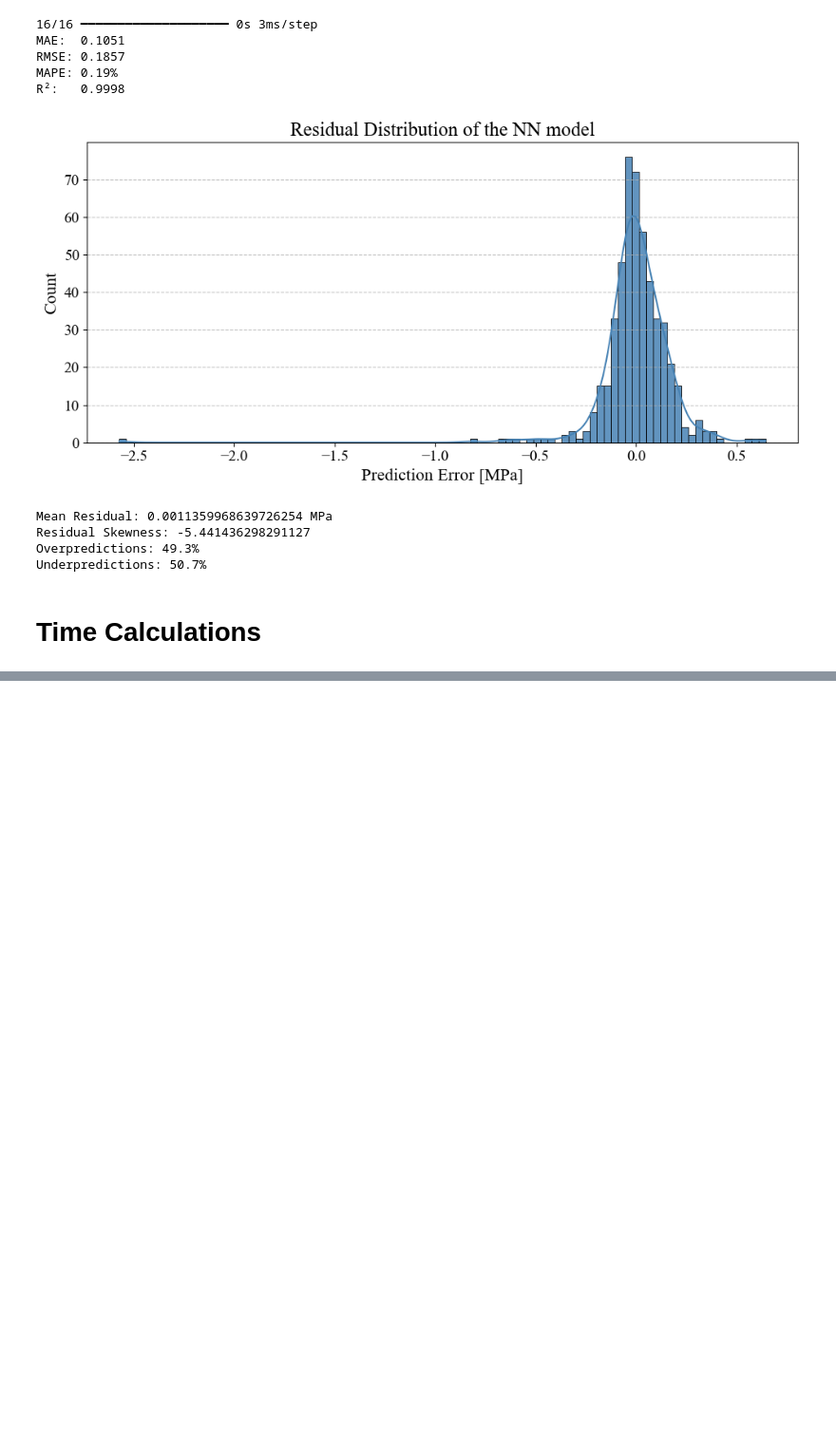
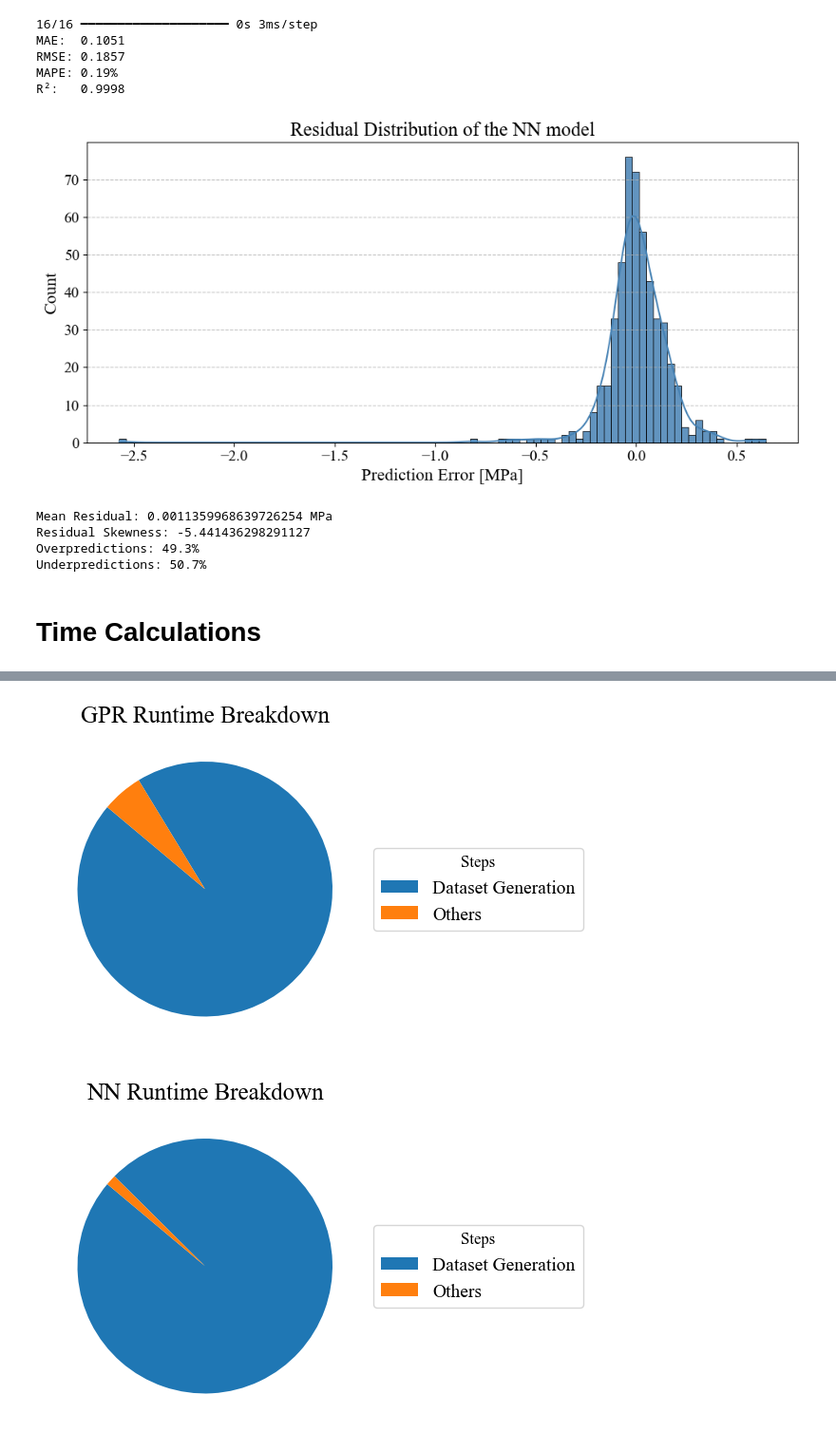
Before and after one commit to hug0kopter/MECH0107, a Jupyter notebook: CW2/Post Processing/CW_2.ipynb, the cells around one changed output, grey strips where cells are left out. Shown at 95% size. Saved outputs shown, nothing was run; the diff lists cells and outputs as text; code cells hidden in the pictures; blank space fills up the shorter version.

```diff
--- a/CW2/Post Processing/CW_2.ipynb
+++ b/CW2/Post Processing/CW_2.ipynb
@@ -900,0 +933,52 @@ Underpredictions: 50.7%
+# %%
+def plot_runtime_pie(title, labels, sizes, threshold=0.1, save_path="pie.png"):
+    # Normalize sizes and combine small slices
+    total = sum(sizes)
+    sizes = np.array(sizes)
+    labels = np.array(labels)
+
+    mask = sizes / total >= threshold
+    main_labels = labels[mask]
+    main_sizes = sizes[mask]
+
+    other_size = sizes[~mask].sum()
+    if other_size > 0:
+        main_labels = np.append(main_labels, "Others")
+        main_sizes = np.append(main_sizes, other_size)
+
+    # Plot
+    fig, ax = plt.subplots(figsize=(6, 6))
+    wedges, texts = ax.pie(main_sizes, startangle=140)
+    ax.set_title(title)
+
+    # Add legend
+    ax.legend(wedges, main_labels, title="Steps", loc="center left", bbox_to_anchor=(1, 0.5), fontsize=legendsize)
+    plt.tight_layout()
+    plt.savefig(save_path, dpi=300)
+    plt.show()
+
+
+# --- GPR ---
+gpr_labels = ['Dataset Generation', 'Kernel Cross-Validation', 'Final Model Training', 'Pareto Optimisation']
+gpr_sizes = [gpr_dataset_runtime_s, kernel_cross_validation, final_gpr_training, gpr_pareto_front]
+
+plot_runtime_pie(
+    "GPR Runtime Breakdown",
+    gpr_labels,
+    gpr_sizes,
+    save_path="figures/gpr_runtime_pie.png"
+)
+
+# --- NN ---
+nn_labels = ['Dataset Generation', 'Hyperparameter Search', 'Final Model Training', 'Pareto Optimisation']
+nn_sizes = [nn_dataset_runtime, hyperparameter_search, final_nn_training, nn_pareto_front]
+
+plot_runtime_pie(
+    "NN Runtime Breakdown",
+    nn_labels,
+    nn_sizes,
+    save_path="figures/nn_runtime_pie.png"
+)
+# %% [output]
+[figure, added]
+[figure, added]
```
Also changed, not shown: parts of 7 cells of this notebook, 5 other files.
